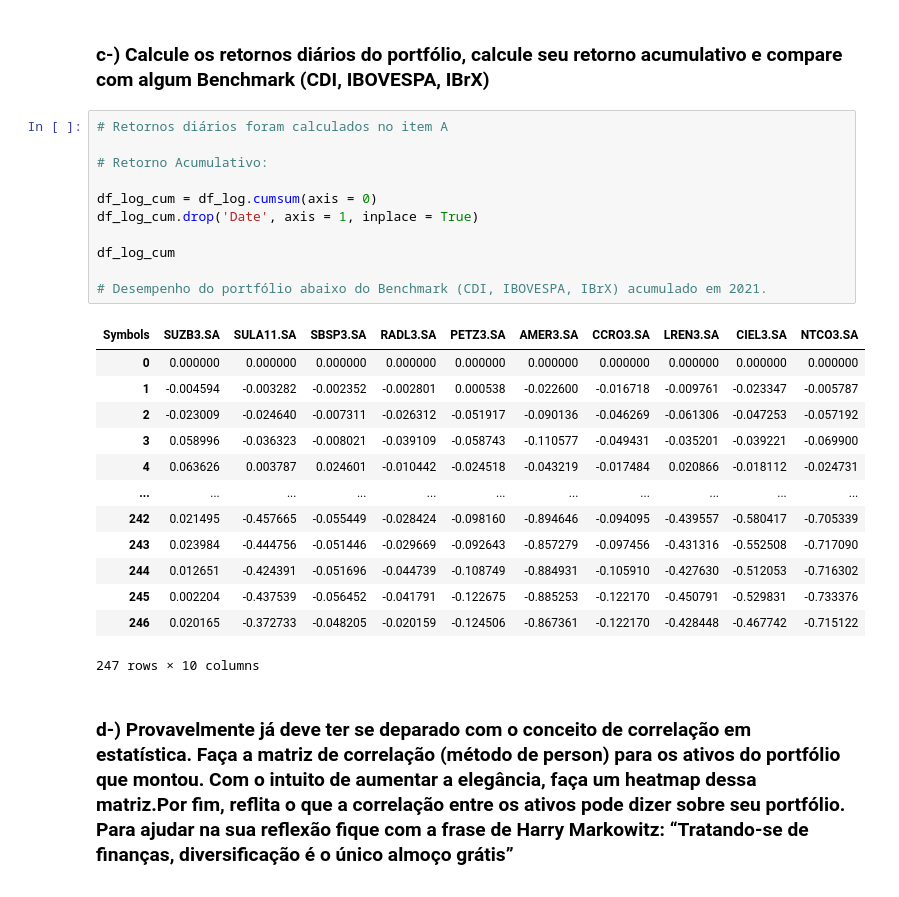
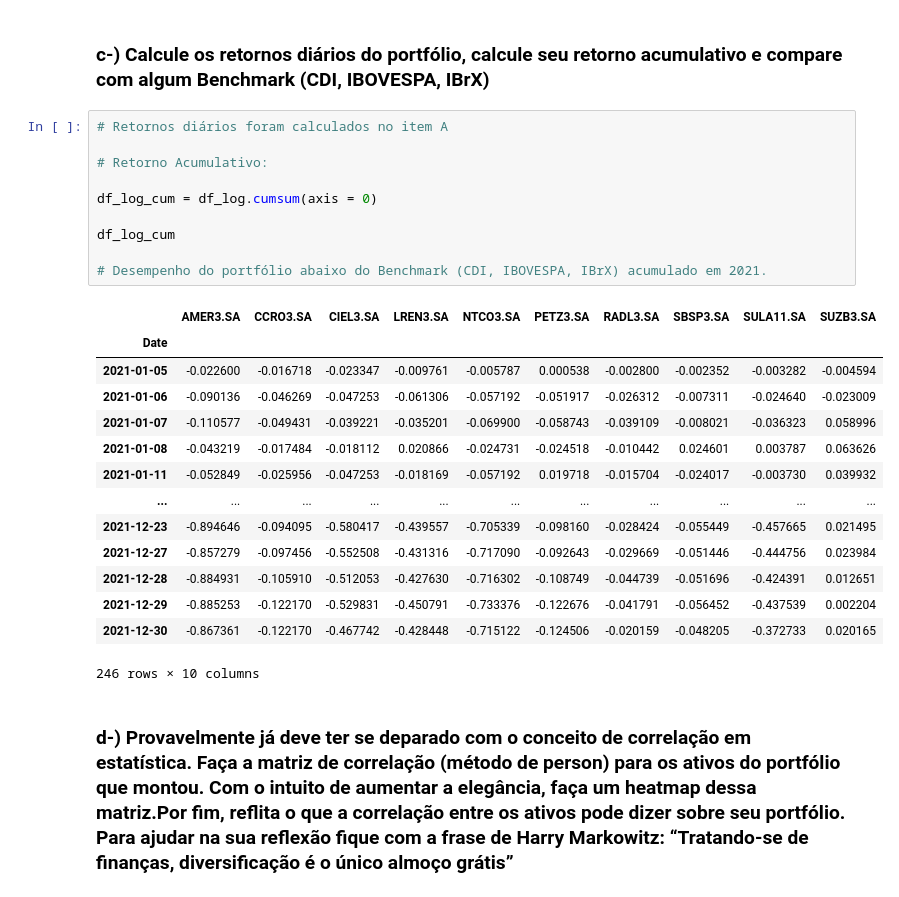
Before and after one commit to anoca-cs/FEA.DEV, a Jupyter notebook: FinQuant/FinQuant Case.ipynb, the cells around one changed output. Drawn from its saved outputs; the diff is of its cells as text.

```diff
--- a/FinQuant/FinQuant Case.ipynb
+++ b/FinQuant/FinQuant Case.ipynb
@@ -858,28 +858,28 @@ A volatilidade anualizada do portfólio é de 0.0166.
 # %%
 # Retornos diários foram calculados no item A
 
 # Retorno Acumulativo:
 
 df_log_cum = df_log.cumsum(axis = 0)
-df_log_cum.drop('Date', axis = 1, inplace = True)
 
 df_log_cum
 
 # Desempenho do portfólio abaixo do Benchmark (CDI, IBOVESPA, IBrX) acumulado em 2021.
 # %% [output]
-| Symbols | SUZB3.SA | SULA11.SA | SBSP3.SA | RADL3.SA | PETZ3.SA | AMER3.SA | CCRO3.SA | LREN3.SA | CIEL3.SA | NTCO3.SA |
-| 0 | 0.000000 | 0.000000 | 0.000000 | 0.000000 | 0.000000 | 0.000000 | 0.000000 | 0.000000 | 0.000000 | 0.000000 |
-| 1 | -0.004594 | -0.003282 | -0.002352 | -0.002801 | 0.000538 | -0.022600 | -0.016718 | -0.009761 | -0.023347 | -0.005787 |
-| 2 | -0.023009 | -0.024640 | -0.007311 | -0.026312 | -0.051917 | -0.090136 | -0.046269 | -0.061306 | -0.047253 | -0.057192 |
-| 3 | 0.058996 | -0.036323 | -0.008021 | -0.039109 | -0.058743 | -0.110577 | -0.049431 | -0.035201 | -0.039221 | -0.069900 |
-| 4 | 0.063626 | 0.003787 | 0.024601 | -0.010442 | -0.024518 | -0.043219 | -0.017484 | 0.020866 | -0.018112 | -0.024731 |
+|  | AMER3.SA | CCRO3.SA | CIEL3.SA | LREN3.SA | NTCO3.SA | PETZ3.SA | RADL3.SA | SBSP3.SA | SULA11.SA | SUZB3.SA |
+| Date |  |  |  |  |  |  |  |  |  |  |
+| 2021-01-05 | -0.022600 | -0.016718 | -0.023347 | -0.009761 | -0.005787 | 0.000538 | -0.002800 | -0.002352 | -0.003282 | -0.004594 |
+| 2021-01-06 | -0.090136 | -0.046269 | -0.047253 | -0.061306 | -0.057192 | -0.051917 | -0.026312 | -0.007311 | -0.024640 | -0.023009 |
+| 2021-01-07 | -0.110577 | -0.049431 | -0.039221 | -0.035201 | -0.069900 | -0.058743 | -0.039109 | -0.008021 | -0.036323 | 0.058996 |
+| 2021-01-08 | -0.043219 | -0.017484 | -0.018112 | 0.020866 | -0.024731 | -0.024518 | -0.010442 | 0.024601 | 0.003787 | 0.063626 |
+| 2021-01-11 | -0.052849 | -0.025956 | -0.047253 | -0.018169 | -0.057192 | 0.019718 | -0.015704 | -0.024017 | -0.003730 | 0.039932 |
 | ... | ... | ... | ... | ... | ... | ... | ... | ... | ... | ... |
-| 242 | 0.021495 | -0.457665 | -0.055449 | -0.028424 | -0.098160 | -0.894646 | -0.094095 | -0.439557 | -0.580417 | -0.705339 |
-| 243 | 0.023984 | -0.444756 | -0.051446 | -0.029669 | -0.092643 | -0.857279 | -0.097456 | -0.431316 | -0.552508 | -0.717090 |
-| 244 | 0.012651 | -0.424391 | -0.051696 | -0.044739 | -0.108749 | -0.884931 | -0.105910 | -0.427630 | -0.512053 | -0.716302 |
-| 245 | 0.002204 | -0.437539 | -0.056452 | -0.041791 | -0.122675 | -0.885253 | -0.122170 | -0.450791 | -0.529831 | -0.733376 |
-| 246 | 0.020165 | -0.372733 | -0.048205 | -0.020159 | -0.124506 | -0.867361 | -0.122170 | -0.428448 | -0.467742 | -0.715122 |
+| 2021-12-23 | -0.894646 | -0.094095 | -0.580417 | -0.439557 | -0.705339 | -0.098160 | -0.028424 | -0.055449 | -0.457665 | 0.021495 |
+| 2021-12-27 | -0.857279 | -0.097456 | -0.552508 | -0.431316 | -0.717090 | -0.092643 | -0.029669 | -0.051446 | -0.444756 | 0.023984 |
+| 2021-12-28 | -0.884931 | -0.105910 | -0.512053 | -0.427630 | -0.716302 | -0.108749 | -0.044739 | -0.051696 | -0.424391 | 0.012651 |
+| 2021-12-29 | -0.885253 | -0.122170 | -0.529831 | -0.450791 | -0.733376 | -0.122676 | -0.041791 | -0.056452 | -0.437539 | 0.002204 |
+| 2021-12-30 | -0.867361 | -0.122170 | -0.467742 | -0.428448 | -0.715122 | -0.124506 | -0.020159 | -0.048205 | -0.372733 | 0.020165 |
-247 rows × 10 columns
+246 rows × 10 columns
 # %% [markdown]
 ### d-) Provavelmente já deve ter se deparado com o conceito de correlação em estatística. Faça a matriz de correlação (método de person) para os ativos do portfólio que montou. Com o intuito de aumentar a elegância, faça um heatmap dessa matriz.Por fim, reflita o que a correlação entre os ativos pode dizer sobre seu portfólio. Para ajudar na sua reflexão fique com a frase de Harry Markowitz: “Tratando-se de finanças, diversificação é o único almoço grátis”
 # %%
```
Also changed, not shown: parts of 8 cells of this notebook.
